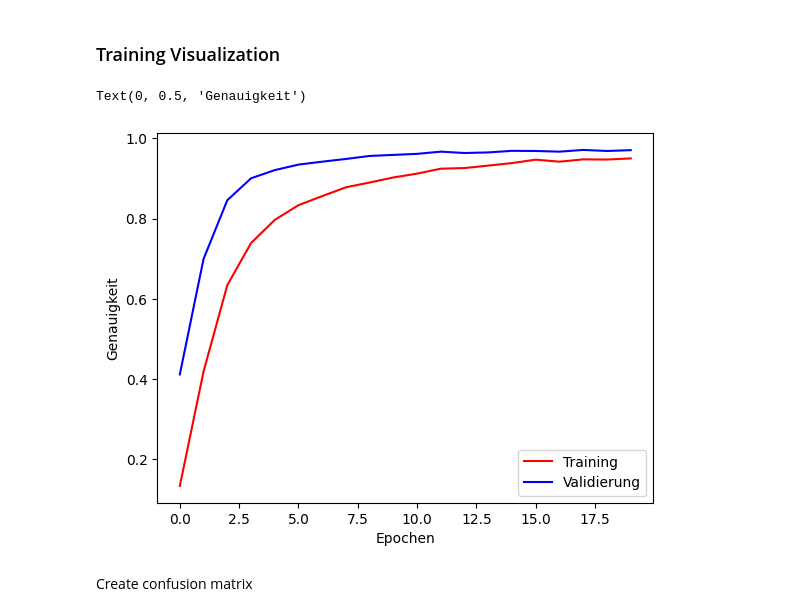
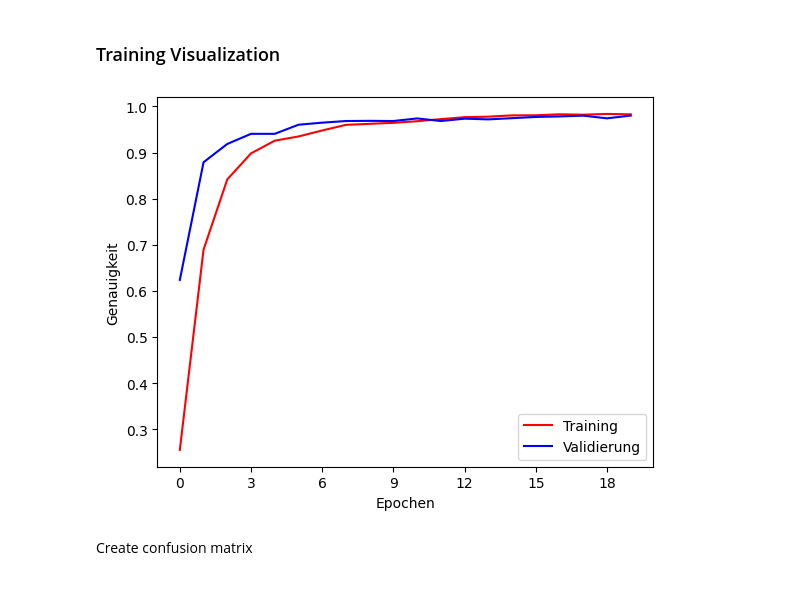
Before and after one commit to flerovium11/ai-research, a Jupyter notebook: classification.ipynb, the cells around one changed output. Saved outputs shown, nothing was run; the diff lists cells and outputs as text; code cells hidden in the pictures.

Commit message:
complete cnn training

```diff
--- a/classification.ipynb
+++ b/classification.ipynb
@@ -20,7 +20,7 @@ import glob
 
 dataset_path = 'data/GTSRB'
 classes_path = os.path.join(dataset_path, 'classes.txt')
-classes_german_path = os.path.join(dataset_path, 'classes-german.txt')
+classes_german_path = os.path.join(dataset_path, 'classes-german.txt', encoding='utf-8')
 img_size = 32
 
 with open(classes_path, 'r') as file:
@@ -149,15 +149,16 @@ from tensorflow.keras.optimizers import Adam
 # 64 (3, 3) 256 0.1 0.1 256 -> 0.978
 # 64 (3, 3) 256 0.1 0.2 128 -> 0.979
 # 64 (3, 3) 256 0.25 0.3 256 -> 0.979
+# best: 32 (3, 3) 512 0.25 0.2 256
 
 model = Sequential()
 model.add(Input(shape=(img_size, img_size, 3)))
 model.add(Conv2D(32, (3, 3), activation='relu'))
 model.add(MaxPooling2D((2, 2)))
-model.add(Dropout(0.1))
+model.add(Dropout(0.25))
 model.add(Flatten())
 model.add(Dense(512, activation='relu'))
-model.add(Dropout(0.3))
+model.add(Dropout(0.2))
 model.add(Dense(len(classes), activation='softmax'))
 model.compile(optimizer=Adam(), loss='sparse_categorical_crossentropy', metrics=['accuracy'])
 
@@ -212,14 +206,14 @@ Accuracy: 94.65%
 # %%
 plt.plot(history.history['accuracy'], color='red', label='Training')
 plt.plot(history.history['val_accuracy'], color='blue', label='Validierung')
 plt.legend()
 plt.xlabel('Epochen')
+plt.gca().xaxis.set_major_locator(matplotlib.ticker.MaxNLocator(integer=True))
 plt.ylabel('Genauigkeit')
-# plt.savefig('media/cnn_training.png')
-# model.save('models/cnn_gtsrb_92_val_acc.keras')
+# plt.savefig('media/CNN_Training_Diagramm.png')
+# model.save('models/cnn_gtsrb_98_val_acc.keras')
 # %% [output]
-Text(0, 0.5, 'Genauigkeit')
-[figure, old version]
+[figure, new version]
 # %% [markdown]
 Create confusion matrix
 # %%
```
Also changed, not shown: parts of 5 cells of this notebook, 4 other files.
